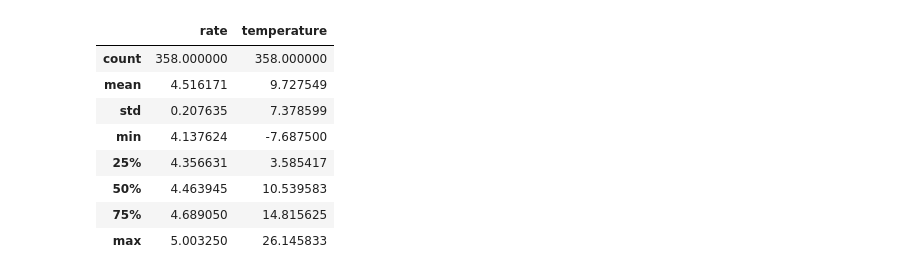
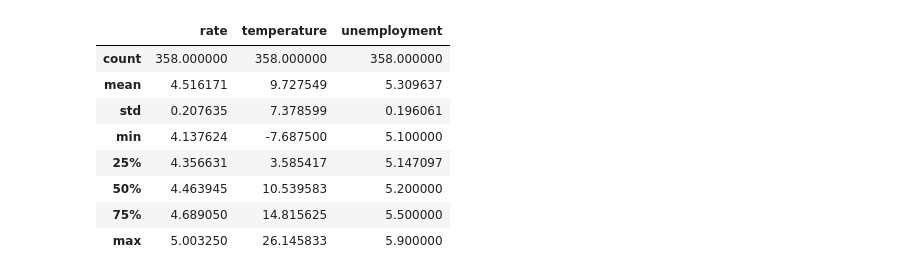
Before and after one commit to veledzimovich-iTechArt/pandas, a Jupyter notebook: rates/rates.ipynb, the cells around one changed output. Saved outputs shown, nothing was run; the diff lists cells and outputs as text; code cells hidden in the pictures.

```diff
--- a/rates/rates.ipynb
+++ b/rates/rates.ipynb
@@ -111,0 +92,5 @@ unemplotment
+# %%
+# create df with unemployment data
+unemployment = pd.read_csv('unemployment.csv')
+print(unemployment.dtypes)
+unemployment.describe()
@@ -112,14 +159,15 @@ unemplotment
 # %%
 # join tables
 merged = pd.merge(final_rates, final_weather, on='date')
+merged = pd.merge(merged, final_uneployment, on='date')
 merged.describe()
 # %% [output]
-|  | rate | temperature |
-| count | 358.000000 | 358.000000 |
-| mean | 4.516171 | 9.727549 |
-| std | 0.207635 | 7.378599 |
-| min | 4.137624 | -7.687500 |
-| 25% | 4.356631 | 3.585417 |
-| 50% | 4.463945 | 10.539583 |
-| 75% | 4.689050 | 14.815625 |
-| max | 5.003250 | 26.145833 |
+|  | rate | temperature | unemployment |
+| count | 358.000000 | 358.000000 | 358.000000 |
+| mean | 4.516171 | 9.727549 | 5.309637 |
+| std | 0.207635 | 7.378599 | 0.196061 |
+| min | 4.137624 | -7.687500 | 5.100000 |
+| 25% | 4.356631 | 3.585417 | 5.147097 |
+| 50% | 4.463945 | 10.539583 | 5.200000 |
+| 75% | 4.689050 | 14.815625 | 5.500000 |
+| max | 5.003250 | 26.145833 | 5.900000 |
```
Also changed, not shown: parts of 20 cells of this notebook, 1 other file.
